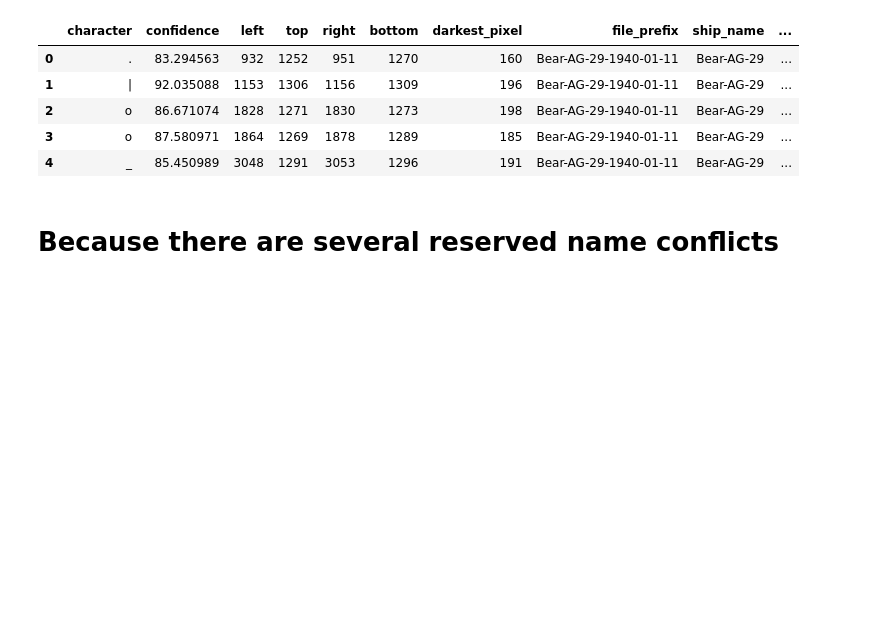
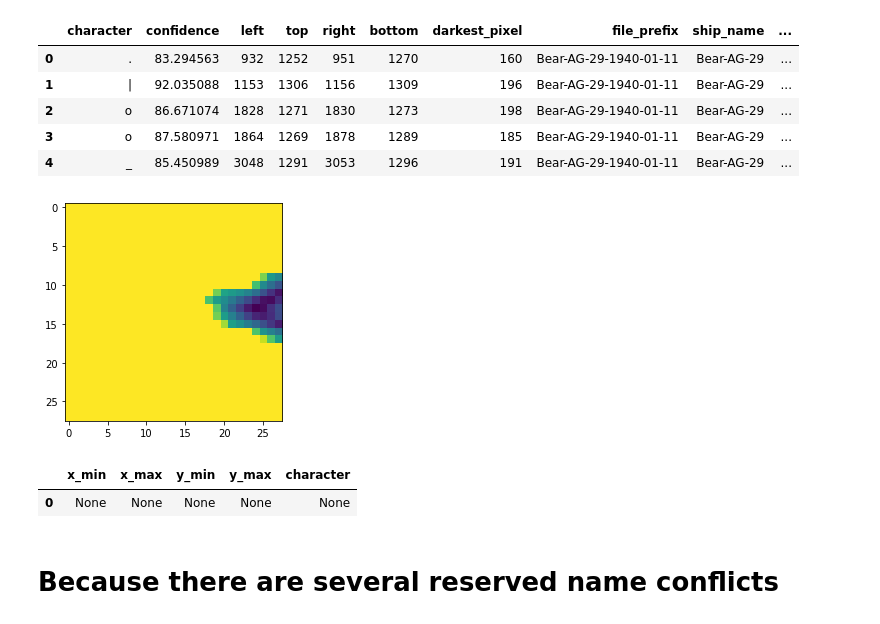
Before and after one commit to ggdhines/historical-transcriptions, a Jupyter notebook: notebooks/ocr followup.ipynb, the cells around one changed output. Cells and saved outputs as stored; diff of their text form; code cells hidden in the pictures; blank space fills up the shorter version.

```diff
--- a/notebooks/ocr followup.ipynb
+++ b/notebooks/ocr followup.ipynb
@@ -101,6 +101,19 @@ Bear-AG-29-1940-01-49_ocr_ready.png
 | 2 | o | 86.671074 | 1828 | 1271 | 1830 | 1273 | 198 | Bear-AG-29-1940-01-11 | Bear-AG-29 | ... |
 | 3 | o | 87.580971 | 1864 | 1269 | 1878 | 1289 | 185 | Bear-AG-29-1940-01-11 | Bear-AG-29 | ... |
 | 4 | _ | 85.450989 | 3048 | 1291 | 3053 | 1296 | 191 | Bear-AG-29-1940-01-11 | Bear-AG-29 | ... |
+# %%
+m1 = tile_df["file_prefix"] == "Bear-AG-29-1940-01-11"
+m2 = tile_df["local_tile_index"] == 559
+
+_ = plt.imshow(tile_images[tile_df[m1&m2].index[0],:,:,0])
+# %% [output]
+[figure, added]
+# %%
+l = [{'x_min': None, 'x_max': None, 'y_min': None, 'y_max': None, 'character': None}]
+pd.DataFrame.from_records(l)
+# %% [output]
+|  | x_min | x_max | y_min | y_max | character |
+| 0 | None | None | None | None | None |
 # %% [markdown]
 # Because there are several reserved name conflicts
 # %%
```
Also changed, not shown: 1 other file.
